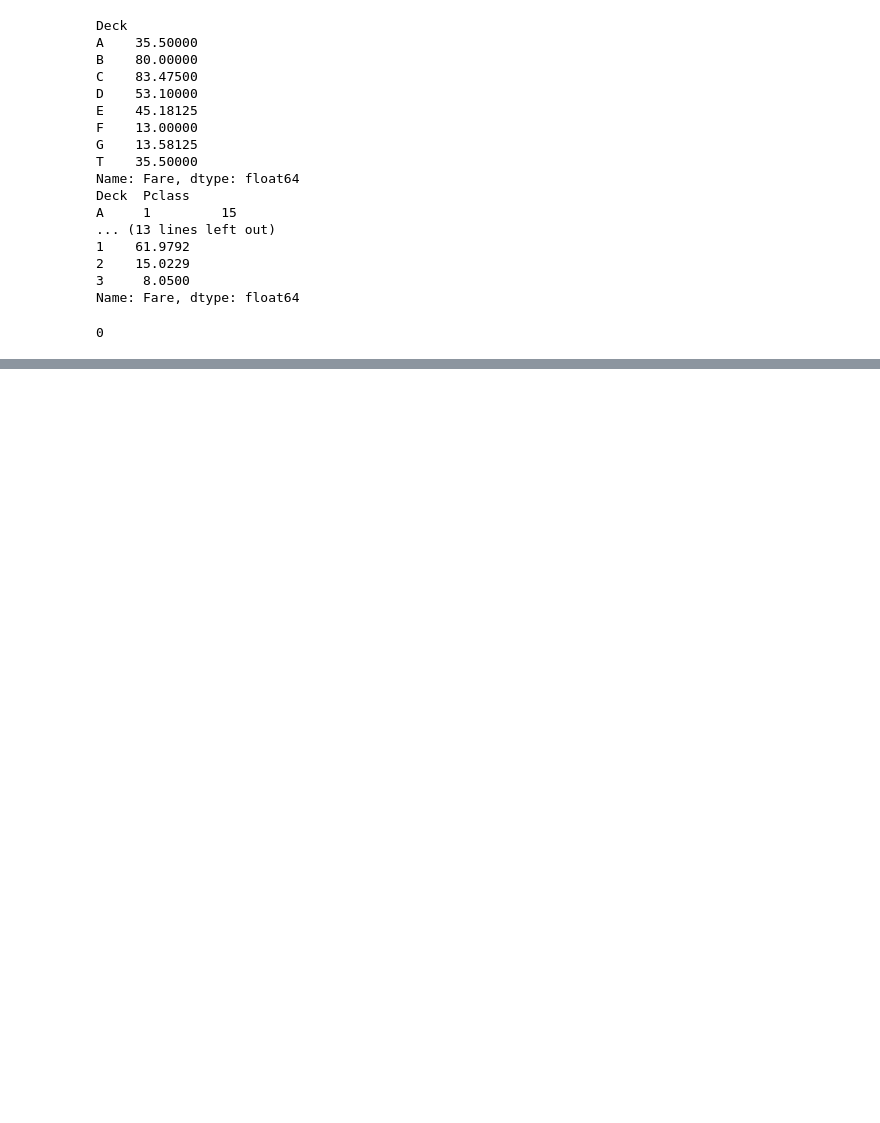
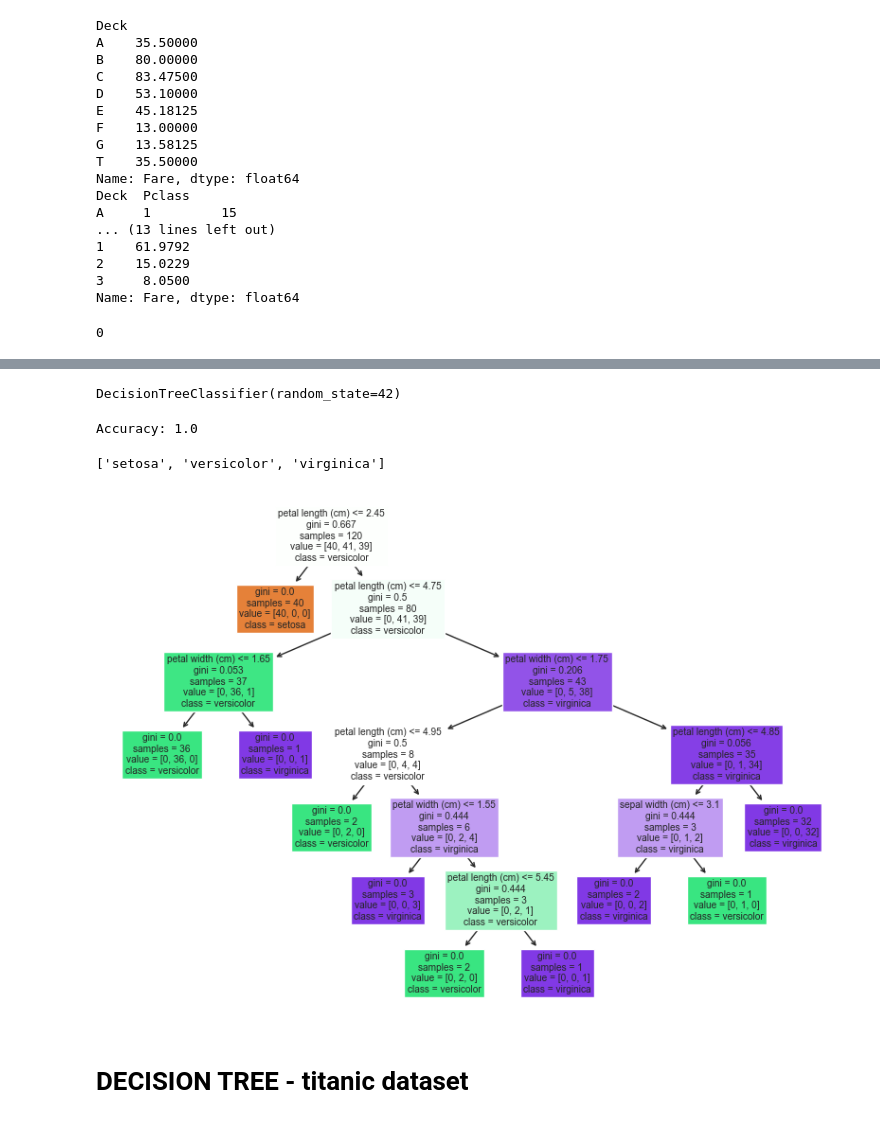
Before and after one commit to annika12302003/titanic-datasets, a Jupyter notebook: 1주차/titanic/notebooks/titanic - 5:22:2024 final .ipynb, the cells around one changed output, grey strips where cells are left out. Saved outputs shown, nothing was run; the diff lists cells and outputs as text; code cells hidden in the pictures; blank space fills up the shorter version.

```diff
--- a/1주차/titanic/notebooks/titanic - 5:22:2024 final .ipynb
+++ b/1주차/titanic/notebooks/titanic - 5:22:2024 final .ipynb
@@ -240,0 +418,35 @@ Sandstrom, Mrs. Hjalmar (Agnes Charlotta Bengtsson) 1
+# %%
+iris = load_iris()
+X = iris.data
+y = iris.target
+# %%
+X_train, X_test, y_train, y_test = train_test_split(X, y, test_size=0.2, random_state=42)
+# %%
+clf = DecisionTreeClassifier(random_state=42)
+clf.fit(X_train, y_train)
+# %% [output]
+DecisionTreeClassifier(random_state=42)
+# %%
+y_pred = clf.predict(X_test)
+accuracy = accuracy_score(y_test, y_pred)
+print("Accuracy:", accuracy)
+# %% [output]
+Accuracy: 1.0
+# %%
+from sklearn.tree import plot_tree
+import matplotlib.pyplot as plt
+
+# Create and train a decision tree classifier
+clf = DecisionTreeClassifier(random_state=42)
+clf.fit(X_train, y_train)
+class_names_list = iris.target_names.tolist()
+print(class_names_list)
+# Visualize the decision tree
+plt.figure(figsize=(10, 7))
+plot_tree(clf, filled=True, feature_names=iris.feature_names, class_names=class_names_list)
+plt.show()
+# %% [output]
+['setosa', 'versicolor', 'virginica']
+[figure, added]
+# %% [markdown]
+# DECISION TREE - titanic dataset
```
Also changed, not shown: parts of 30 cells of this notebook, 16 other files.
